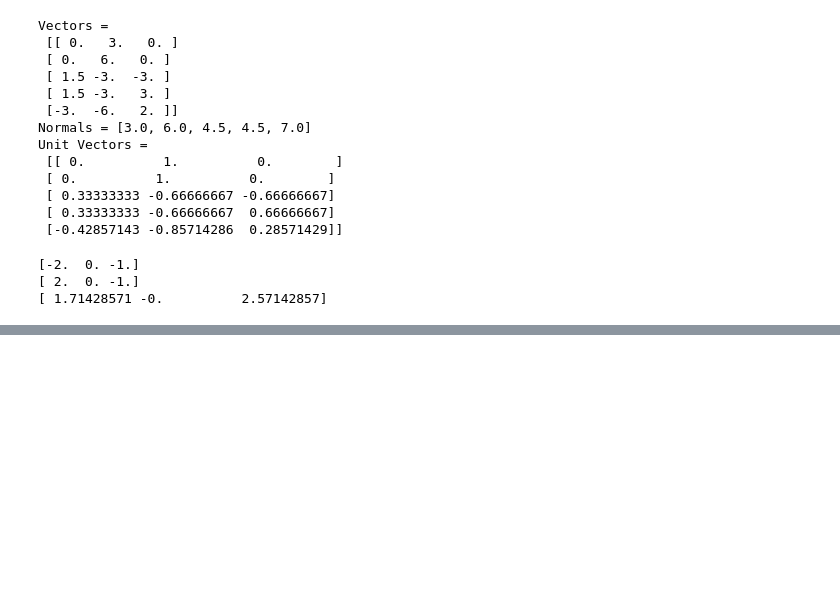
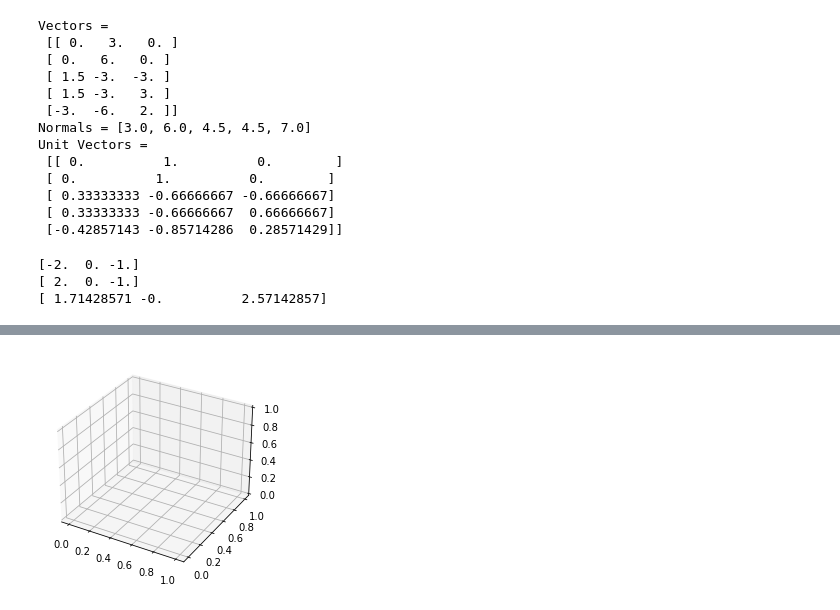
Before and after one commit to h2o-DS/uconn_numpy_tutorials, a Jupyter notebook: notebooks/daniel_notebook.ipynb, the cells around one changed output, grey strips where cells are left out. Saved outputs shown, nothing was run; the diff lists cells and outputs as text; code cells hidden in the pictures; blank space fills up the shorter version.

```diff
--- a/notebooks/daniel_notebook.ipynb
+++ b/notebooks/daniel_notebook.ipynb
@@ -104,0 +198,15 @@ In this tutorial we will use the following NumPy tools:
+# %%
+R = np.array([-1,-1,0])
+
+fig = plt.figure()
+
+d3 = fig.gca(projection='3d')
+
+x, y, z = np.array([0,0,0])
+
+u, v, w = forceA + forceB + R # add them all together for sum of forces
+d3.quiver(x,y,z,u,v,w)
+
+plt.show()
+# %% [output]
+[figure, added]
```
Also changed, not shown: parts of 28 cells of this notebook.
